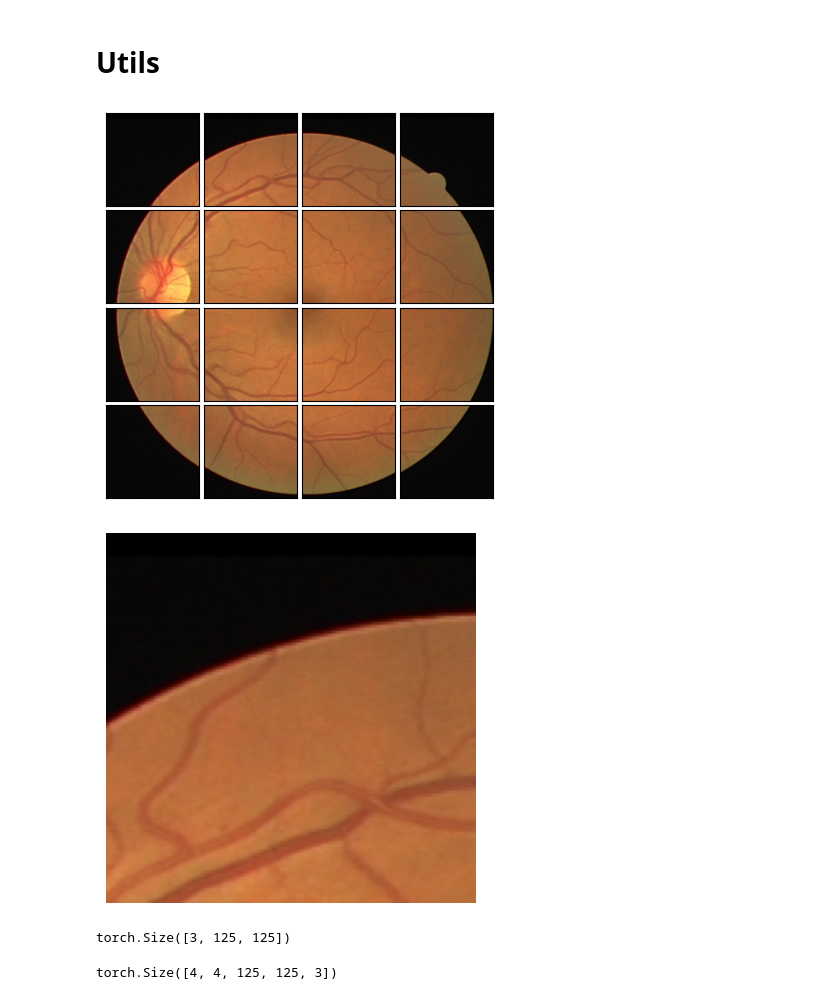
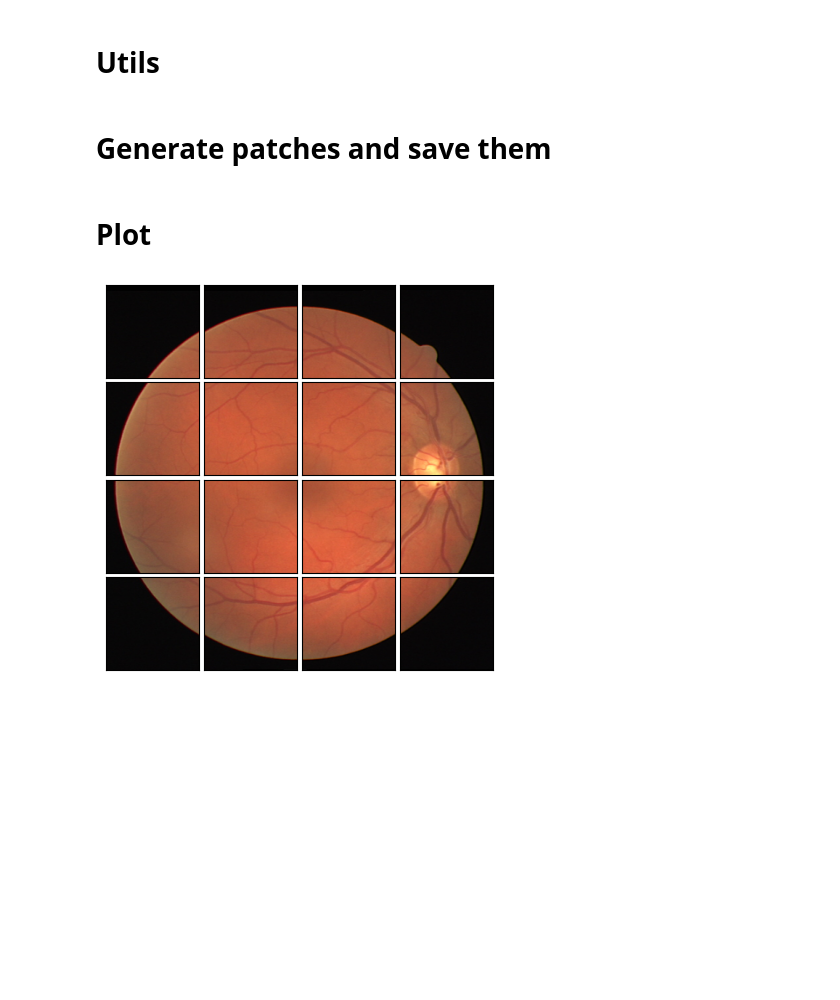
Before and after one commit to meysam-kazemi/drive-unet, a Jupyter notebook: patches_data.ipynb, the cells around one changed output. Saved outputs shown, nothing was run; the diff lists cells and outputs as text; code cells hidden in the pictures; blank space fills up the shorter version.

Commit message:
patches saved

```diff
--- a/patches_data.ipynb
+++ b/patches_data.ipynb
@@ -69,18 +74,57 @@ def save_patches_of_an_image(patches, save_dir, image_name):
+# %% [markdown]
+# Generate patches and save them
+# %%
+path = "./data/DRIVE/"
+create_dir(path+"patches/train/images")
+create_dir(path+"patches/test/images")
+create_dir(path+"patches/train/masks")
+create_dir(path+"patches/test/masks")
+# %%
+train_x = sorted(glob(path+'train-png/images/*'))
+train_y = sorted(glob(path+'train-png/masks/*'))
+test_x = sorted(glob(path+'test-png/images/*'))
+test_y = sorted(glob(path+'test-png/masks/*'))
+###
+# create patches for train dataset
+###
+for x, y in tqdm(zip(train_x, train_y)):
+    name = x.split("/")[-1].split(".")[0]
+    # images
+    patches_x = create_patches_for_an_image(x)
+    save_patches_of_an_image(patches_x, path+'patches/train/images/', name)
+    # masks
+    patches_y = create_patches_for_an_image(y)
+    save_patches_of_an_image(patches_y, path+'patches/train/masks/', name)
+###
+# create patches for test dataset
+###
+for x, y in tqdm(zip(test_x, test_y)):
+    name = x.split("/")[-1].split(".")[0]
+    # images
+    patches_x = create_patches_for_an_image(x)
+    save_patches_of_an_image(patches_x, path+'patches/test/images/', name)
+    # masks
+    patches_y = create_patches_for_an_image(y)
+    save_patches_of_an_image(patches_y, path+'patches/test/masks/', name)
+# %% [markdown]
+# Plot
 # %%
-patches = create_patches('data/augmented_data/test/image/01_test_0.png')
-save_patches_of_an_image(patches, "data/imgs", "img")
+# patches = create_patches_for_an_image('data/Drive/test-png/image/01_test.png')
+patches = patches_x
+_, n_rows, n_cols, _, _ = patches.shape
+
 #
 #Plot
 #
 f, axs = plt.subplots(n_rows, n_cols, figsize=(5, 5))
 
 for row_idx in range(n_rows):
     for col_idx in range(n_cols):
         axs[row_idx, col_idx].imshow(patches[:, row_idx, col_idx, ...].permute(1,2,0) / 255)
 
 for ax in axs.flatten():
     ax.set_xticks([])
     ax.set_yticks([])
 f.subplots_adjust(wspace=0.05, hspace=0.05)
 # %% [output]
-[figure, old version]
+[figure, new version]
@@ -89,12 +130,0 @@ torchvision.utils.save_image(patches[:,1,1]/255, 'p.png')
-# %%
-fig(patches[0,1]/255)
-# %% [output]
-[figure, removed]
-# %%
-torchvision.io.read_image("p.png").shape
-# %% [output]
-torch.Size([3, 125, 125])
-# %%
-patches.shape
-# %% [output]
-torch.Size([4, 4, 125, 125, 3])
```
Also changed, not shown: parts of 2 cells of this notebook.
